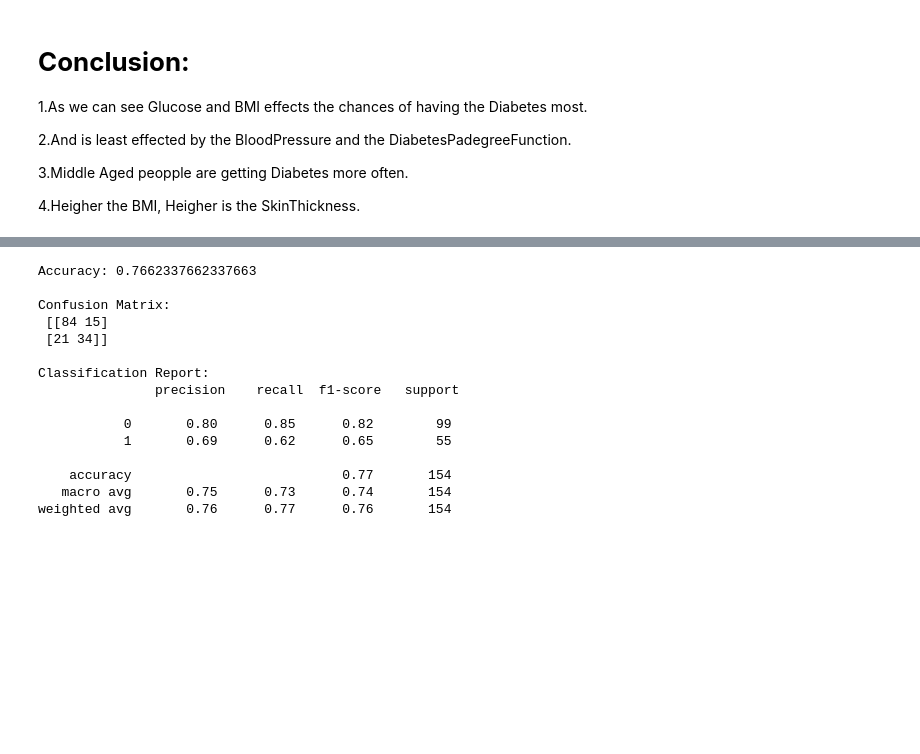
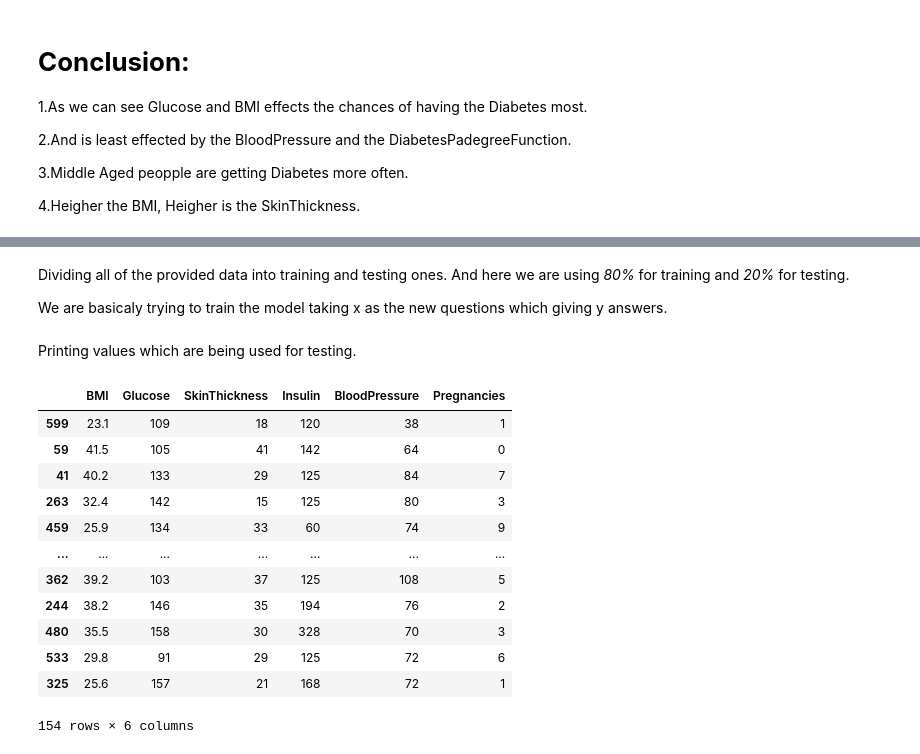
Before and after one commit to kanishkajain2005-byte/Diabetes, a Jupyter notebook: Diabetes_Prediction.ipynb, the cells around one changed output, grey strips where cells are left out. Saved outputs shown, nothing was run; the diff lists cells and outputs as text; code cells hidden in the pictures; blank space fills up the shorter version.

```diff
--- a/Diabetes_Prediction.ipynb
+++ b/Diabetes_Prediction.ipynb
@@ -359,29 +363,27 @@ The value of insulin lying under 120-250 is considered heigher and the patients
 from sklearn.model_selection import train_test_split
 from sklearn.linear_model import LogisticRegression
 from sklearn.metrics import accuracy_score, confusion_matrix, classification_report
-# %%
-X = data[["BMI", "Glucose"]]
-y = data["Outcome"]
-X_train, X_test, y_train, y_test = train_test_split(X, y, test_size=0.2, random_state=42)
-model = LogisticRegression()
-model.fit(X_train, y_train)
-y_pred = model.predict(X_test)
-print("Accuracy:", accuracy_score(y_test, y_pred))
-print("\nConfusion Matrix:\n", confusion_matrix(y_test, y_pred))
-print("\nClassification Report:\n", classification_report(y_test, y_pred))
-# %% [output]
-Accuracy: 0.7662337662337663
-
-Confusion Matrix:
- [[84 15]
- [21 34]]
-
-Classification Report:
-               precision    recall  f1-score   support
-
-           0       0.80      0.85      0.82        99
-           1       0.69      0.62      0.65        55
-
-    accuracy                           0.77       154
-   macro avg       0.75      0.73      0.74       154
-weighted avg       0.76      0.77      0.76       154
+# %% [markdown]
+Dividing all of the provided data into training and testing ones. And here we are using *80%* for training and *20%* for testing.
+
+We are basicaly trying to train the model taking x as the new questions which giving y answers.
+# %%
+X_train, X_test, y_train, y_test = train_test_split(data[['BMI','Glucose','SkinThickness','Insulin','BloodPressure','Pregnancies']], data.Outcome, test_size=0.2)
+# %% [markdown]
+Printing values which are being used for testing.
+# %%
+X_test
+# %% [output]
+|  | BMI | Glucose | SkinThickness | Insulin | BloodPressure | Pregnancies |
+| 599 | 23.1 | 109 | 18 | 120 | 38 | 1 |
+| 59 | 41.5 | 105 | 41 | 142 | 64 | 0 |
+| 41 | 40.2 | 133 | 29 | 125 | 84 | 7 |
+| 263 | 32.4 | 142 | 15 | 125 | 80 | 3 |
+| 459 | 25.9 | 134 | 33 | 60 | 74 | 9 |
+| ... | ... | ... | ... | ... | ... | ... |
+| 362 | 39.2 | 103 | 37 | 125 | 108 | 5 |
+| 244 | 38.2 | 146 | 35 | 194 | 76 | 2 |
+| 480 | 35.5 | 158 | 30 | 328 | 70 | 3 |
+| 533 | 29.8 | 91 | 29 | 125 | 72 | 6 |
+| 325 | 25.6 | 157 | 21 | 168 | 72 | 1 |
+154 rows × 6 columns
```
Also changed, not shown: parts of 19 cells of this notebook.
